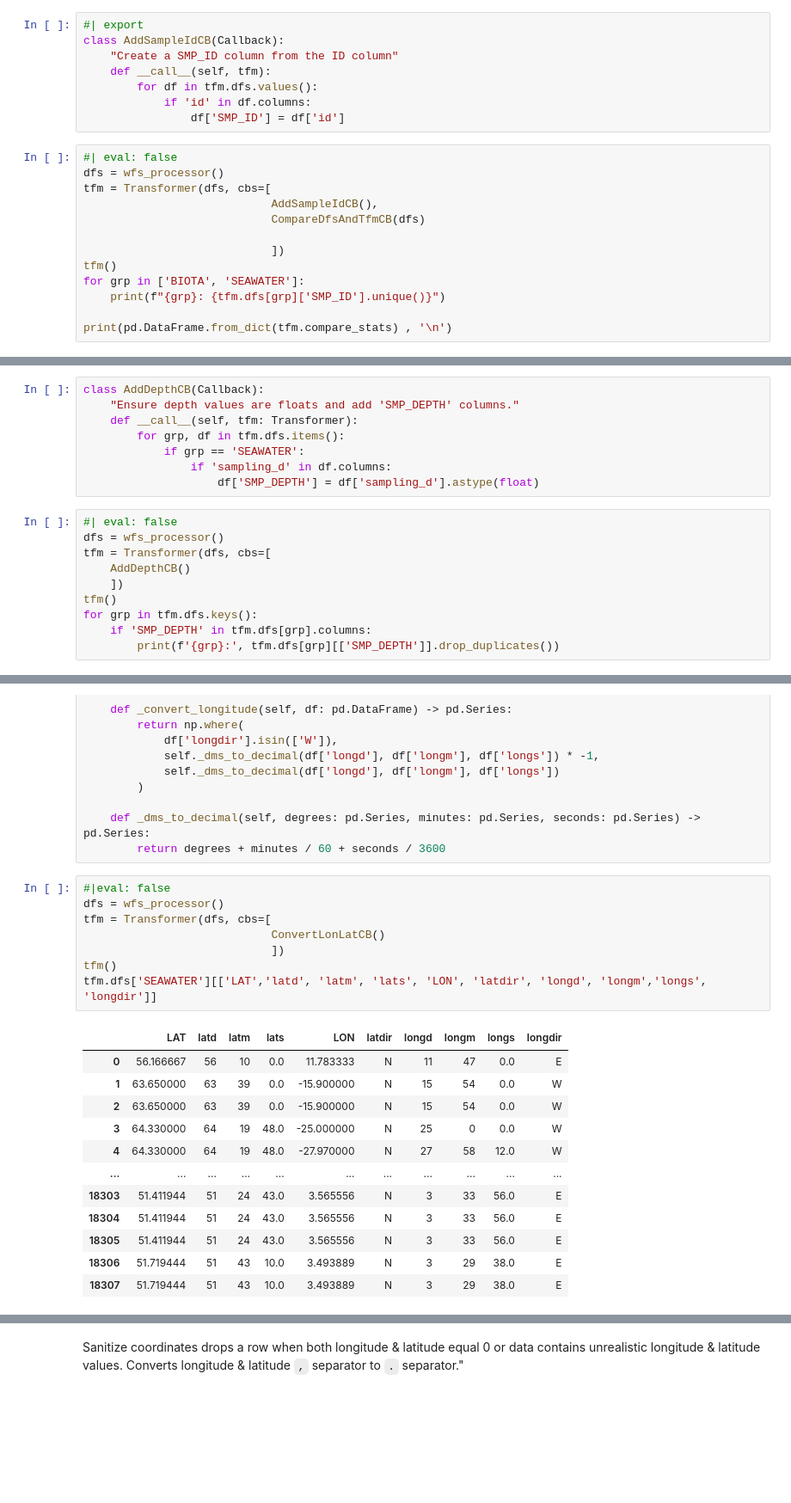
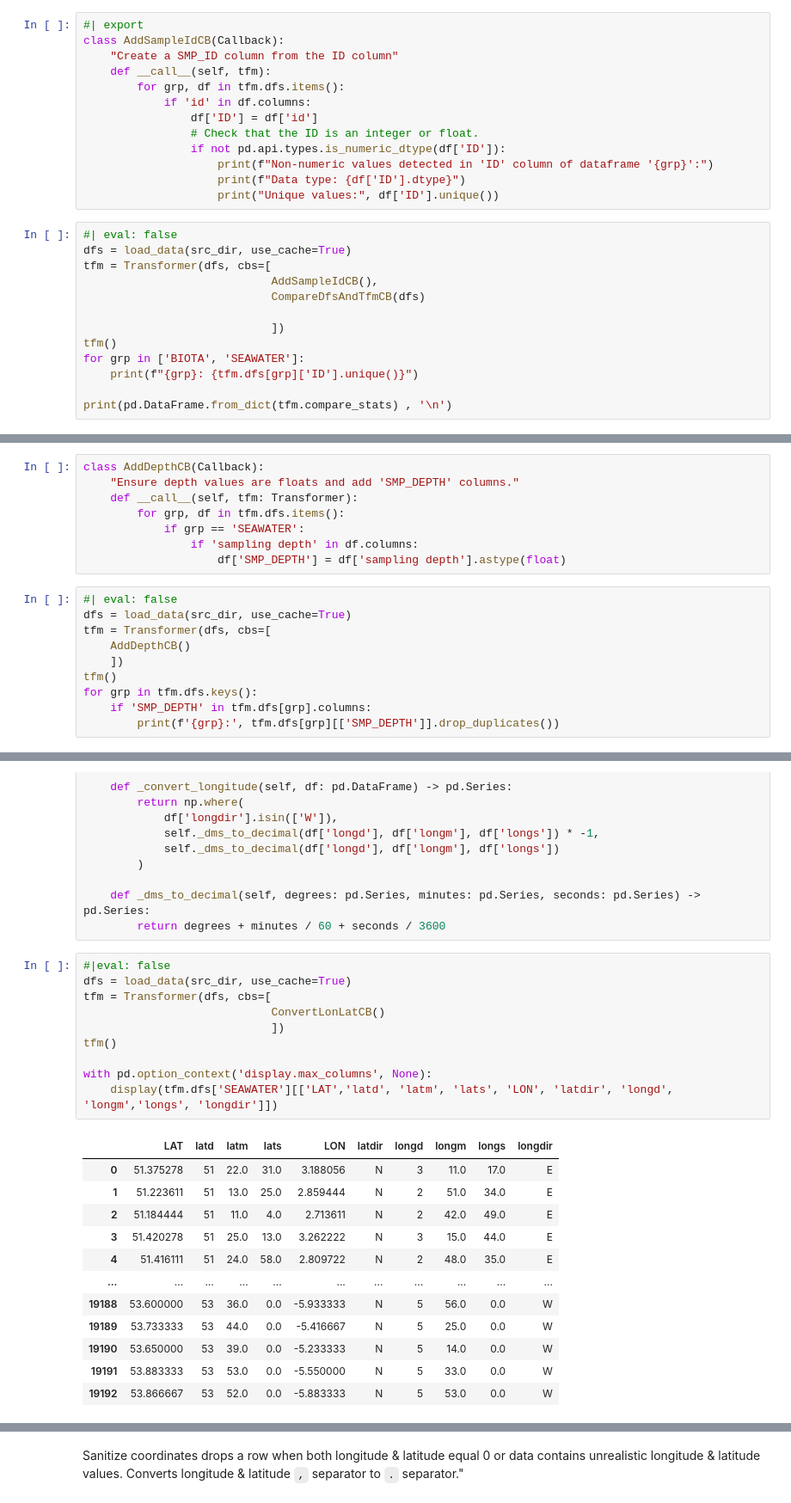
Before and after one commit to franckalbinet/marisco, a Jupyter notebook: nbs/handlers/ospar.ipynb, the cells around one changed output, grey strips where cells are left out. Shown: that part at 86% size. Saved outputs shown, nothing was run; the diff lists cells and outputs as text; blank space fills up the shorter version.

```diff
--- a/nbs/handlers/ospar.ipynb
+++ b/nbs/handlers/ospar.ipynb
@@ -1584,12 +1425,17 @@ The OSPAR dataset includes an `ID` column, which we will use to create the `SMP_
 class AddSampleIdCB(Callback):
     "Create a SMP_ID column from the ID column"
     def __call__(self, tfm):
-        for df in tfm.dfs.values():
+        for grp, df in tfm.dfs.items():
             if 'id' in df.columns:
-                df['SMP_ID'] = df['id']
+                df['ID'] = df['id']
+                # Check that the ID is an integer or float.
+                if not pd.api.types.is_numeric_dtype(df['ID']):
+                    print(f"Non-numeric values detected in 'ID' column of dataframe '{grp}':")
+                    print(f"Data type: {df['ID'].dtype}")
+                    print("Unique values:", df['ID'].unique())
 # %%
 #| eval: false
-dfs = wfs_processor()
+dfs = load_data(src_dir, use_cache=True)
 tfm = Transformer(dfs, cbs=[
                             AddSampleIdCB(),
                             CompareDfsAndTfmCB(dfs)
@@ -1597,7 +1443,7 @@ tfm = Transformer(dfs, cbs=[
                             ])
 tfm()
 for grp in ['BIOTA', 'SEAWATER']:
-    print(f"{grp}: {tfm.dfs[grp]['SMP_ID'].unique()}")
+    print(f"{grp}: {tfm.dfs[grp]['ID'].unique()}")
 
 print(pd.DataFrame.from_dict(tfm.compare_stats) , '\n')
 # %% [output]
@@ -1617,11 +1463,11 @@ class AddDepthCB(Callback):
     def __call__(self, tfm: Transformer):
         for grp, df in tfm.dfs.items():
             if grp == 'SEAWATER':
-                if 'sampling_d' in df.columns:
-                    df['SMP_DEPTH'] = df['sampling_d'].astype(float)
+                if 'sampling depth' in df.columns:
+                    df['SMP_DEPTH'] = df['sampling depth'].astype(float)
 # %%
 #| eval: false
-dfs = wfs_processor()
+dfs = load_data(src_dir, use_cache=True)
 tfm = Transformer(dfs, cbs=[
     AddDepthCB()
     ])
@@ -1678,22 +1524,24 @@ class ConvertLonLatCB(Callback):
         return degrees + minutes / 60 + seconds / 3600
 # %%
 #|eval: false
-dfs = wfs_processor()
+dfs = load_data(src_dir, use_cache=True)
 tfm = Transformer(dfs, cbs=[
                             ConvertLonLatCB()
                             ])
 tfm()
-tfm.dfs['SEAWATER'][['LAT','latd', 'latm', 'lats', 'LON', 'latdir', 'longd', 'longm','longs', 'longdir']]
+
+with pd.option_context('display.max_columns', None):
+    display(tfm.dfs['SEAWATER'][['LAT','latd', 'latm', 'lats', 'LON', 'latdir', 'longd', 'longm','longs', 'longdir']])
 # %% [output]
 |  | LAT | latd | latm | lats | LON | latdir | longd | longm | longs | longdir |
-| 0 | 56.166667 | 56 | 10 | 0.0 | 11.783333 | N | 11 | 47 | 0.0 | E |
-| 1 | 63.650000 | 63 | 39 | 0.0 | -15.900000 | N | 15 | 54 | 0.0 | W |
-| 2 | 63.650000 | 63 | 39 | 0.0 | -15.900000 | N | 15 | 54 | 0.0 | W |
-| 3 | 64.330000 | 64 | 19 | 48.0 | -25.000000 | N | 25 | 0 | 0.0 | W |
-| 4 | 64.330000 | 64 | 19 | 48.0 | -27.970000 | N | 27 | 58 | 12.0 | W |
+| 0 | 51.375278 | 51 | 22.0 | 31.0 | 3.188056 | N | 3 | 11.0 | 17.0 | E |
+| 1 | 51.223611 | 51 | 13.0 | 25.0 | 2.859444 | N | 2 | 51.0 | 34.0 | E |
+| 2 | 51.184444 | 51 | 11.0 | 4.0 | 2.713611 | N | 2 | 42.0 | 49.0 | E |
+| 3 | 51.420278 | 51 | 25.0 | 13.0 | 3.262222 | N | 3 | 15.0 | 44.0 | E |
+| 4 | 51.416111 | 51 | 24.0 | 58.0 | 2.809722 | N | 2 | 48.0 | 35.0 | E |
 | ... | ... | ... | ... | ... | ... | ... | ... | ... | ... | ... |
-| 18303 | 51.411944 | 51 | 24 | 43.0 | 3.565556 | N | 3 | 33 | 56.0 | E |
-| 18304 | 51.411944 | 51 | 24 | 43.0 | 3.565556 | N | 3 | 33 | 56.0 | E |
-| 18305 | 51.411944 | 51 | 24 | 43.0 | 3.565556 | N | 3 | 33 | 56.0 | E |
-| 18306 | 51.719444 | 51 | 43 | 10.0 | 3.493889 | N | 3 | 29 | 38.0 | E |
-| 18307 | 51.719444 | 51 | 43 | 10.0 | 3.493889 | N | 3 | 29 | 38.0 | E |
+| 19188 | 53.600000 | 53 | 36.0 | 0.0 | -5.933333 | N | 5 | 56.0 | 0.0 | W |
+| 19189 | 53.733333 | 53 | 44.0 | 0.0 | -5.416667 | N | 5 | 25.0 | 0.0 | W |
+| 19190 | 53.650000 | 53 | 39.0 | 0.0 | -5.233333 | N | 5 | 14.0 | 0.0 | W |
+| 19191 | 53.883333 | 53 | 53.0 | 0.0 | -5.550000 | N | 5 | 33.0 | 0.0 | W |
+| 19192 | 53.866667 | 53 | 52.0 | 0.0 | -5.883333 | N | 5 | 53.0 | 0.0 | W |
```
Also changed, not shown: parts of 107 cells of this notebook, 8 other files.
